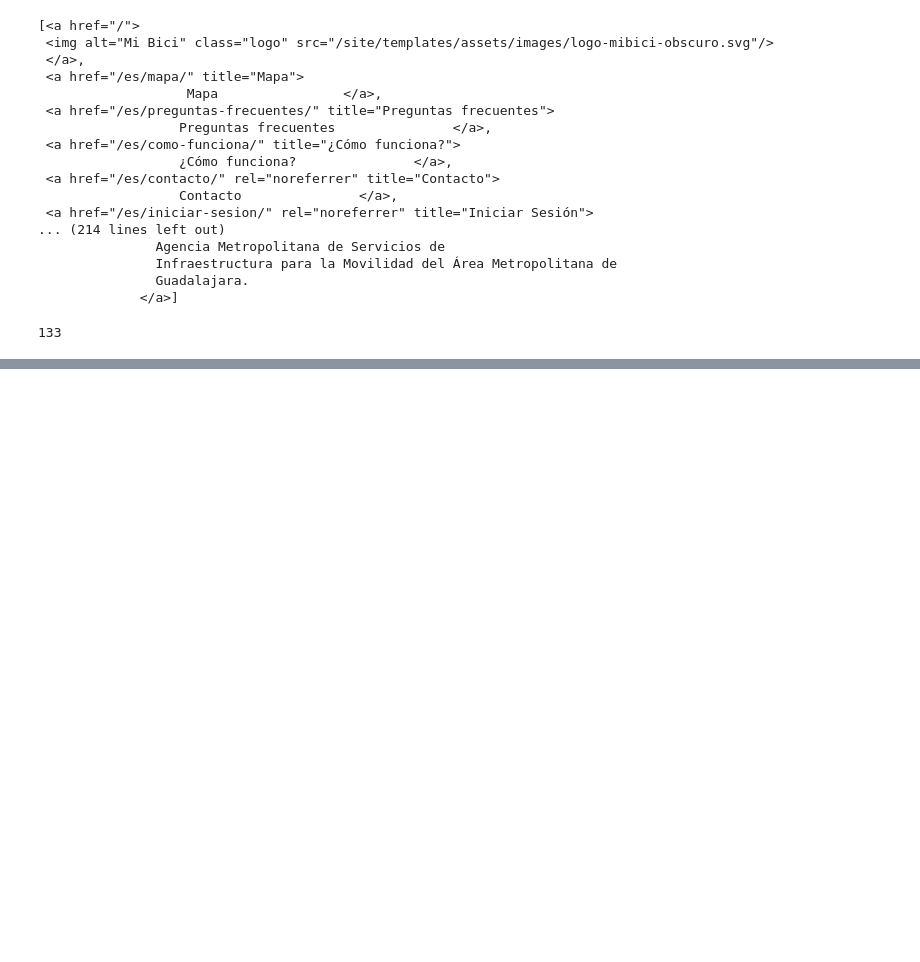
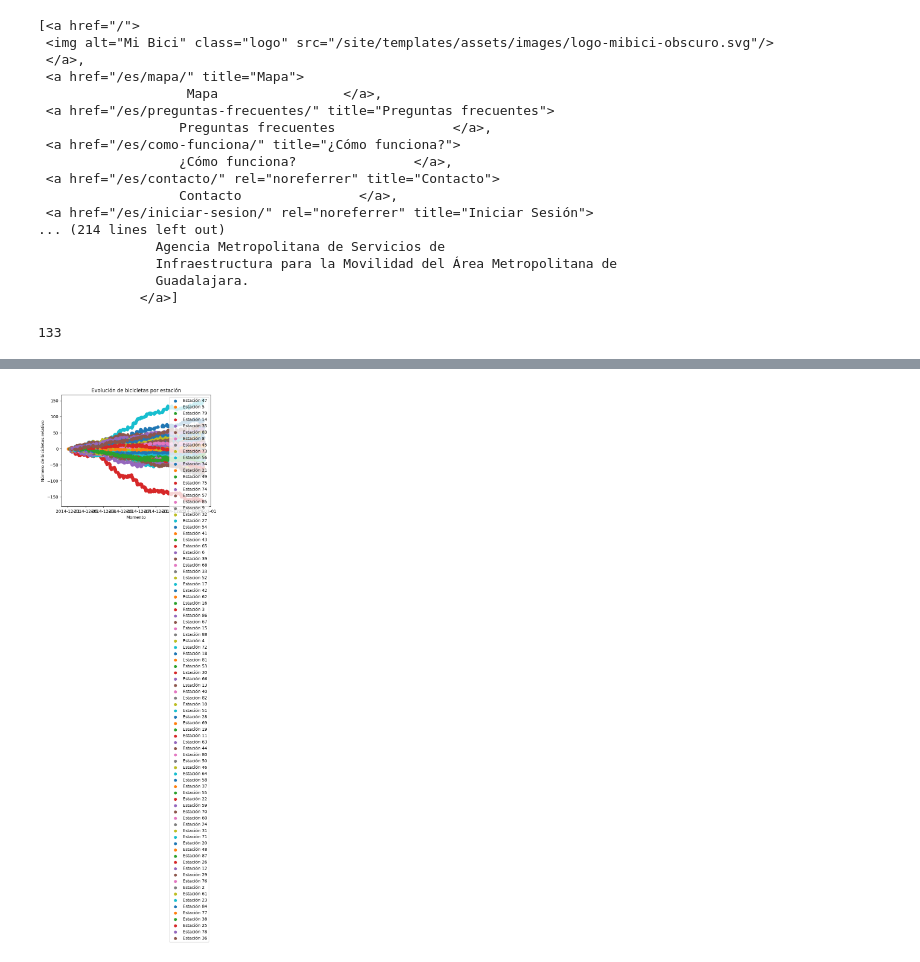
Before and after one commit to lssierra/Project_MiBici, a Jupyter notebook: MiBici_notebook.ipynb, the cells around one changed output, grey strips where cells are left out. Cells and saved outputs as stored; diff of their text form; code cells hidden in the pictures; blank space fills up the shorter version.

Commit message:
feature: notebook now produces a timeline of relative bike count per station

```diff
--- a/MiBici_notebook.ipynb
+++ b/MiBici_notebook.ipynb
@@ -143,0 +188,8 @@ df = pd.concat(dfs)
+# %%
+
+eventos_fin = df[['Fin_del_viaje', 'Destino_Id']].rename(columns={'Fin_del_viaje':'Momento', 'Destino_Id':'Estacion_Id'})
+eventos_fin['Delta'] = +1
+# %%
+
+eventos = pd.concat([eventos_inicio,eventos_fin]).sort_values('Momento')
+eventos
@@ -143,0 +210,20 @@ df = pd.concat(dfs)
+# %%
+estaciones = eventos["Estacion_Id"].unique()
+num_bicis = {}
+for estacion in estaciones:
+    num_bicis[estacion] = 0
+# %%
+
+timeline= []
+for i,evento in eventos.iterrows():
+    num_bicis[evento['Estacion_Id']] += evento['Delta']
+
+    timeline.append({
+        "Momento": evento["Momento"],
+        "Estacion_Id": evento['Estacion_Id'],
+        "Num_bicis": num_bicis[evento['Estacion_Id']]
+
+    })
+
+timeline_df = pd.DataFrame(timeline)
+timeline_df
@@ -143,0 +260,12 @@ df = pd.concat(dfs)
+# %%
+for estacion in timeline_df["Estacion_Id"].unique():
+    datos_estacion = timeline_df[timeline_df["Estacion_Id"] == estacion]
+    plt.scatter(datos_estacion["Momento"], datos_estacion["Num_bicis"], label=f"Estación {estacion}")
+
+plt.xlabel("Momento")
+plt.ylabel("Número de bicicletas relativo")
+plt.title("Evolución de bicicletas por estación")
+plt.legend()
+plt.show()
+# %% [output]
+[figure, added]
```
Also changed, not shown: parts of 14 cells of this notebook, 1 other file.
